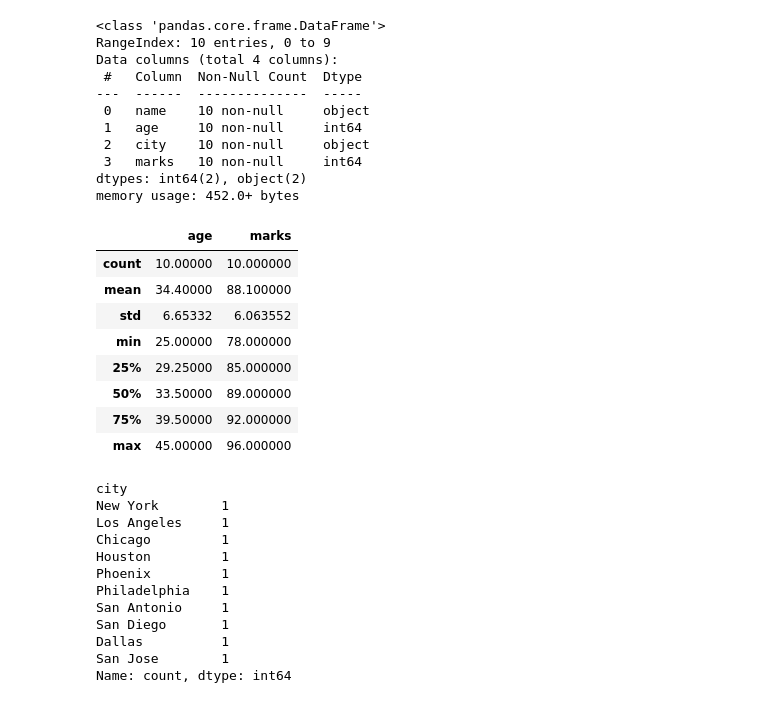
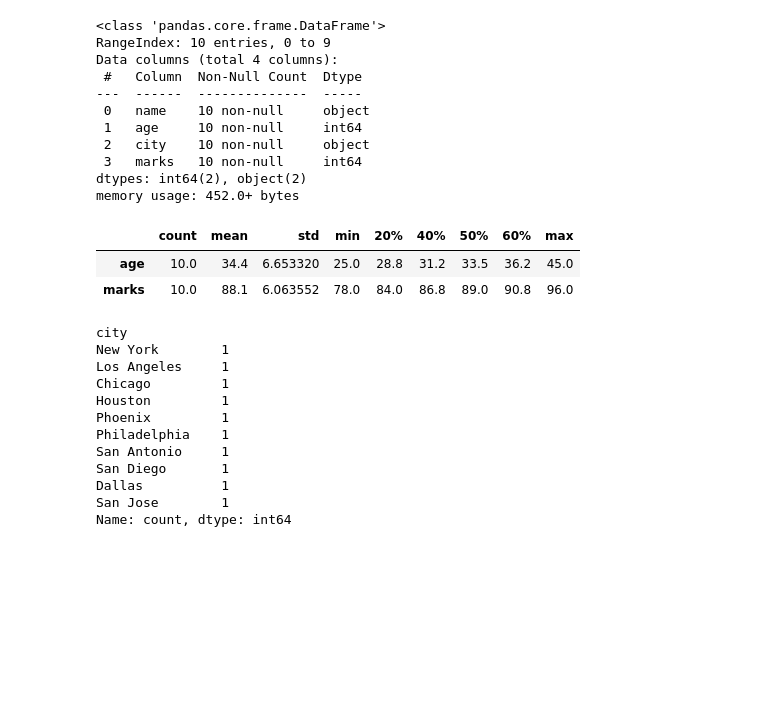
Before and after one commit to 23f2005522/MLP, a Jupyter notebook: LiveSession_2025_May_Term/week1/MLP_liveSession_Week1.ipynb, the cells around one changed output. Saved outputs shown, nothing was run; the diff lists cells and outputs as text; code cells hidden in the pictures; blank space fills up the shorter version.

```diff
--- a/LiveSession_2025_May_Term/week1/MLP_liveSession_Week1.ipynb
+++ b/LiveSession_2025_May_Term/week1/MLP_liveSession_Week1.ipynb
@@ -861,17 +1051,11 @@ Data columns (total 4 columns):
 dtypes: int64(2), object(2)
 memory usage: 452.0+ bytes
 # %%
-student_df.describe()
+student_df.describe(percentiles=[0.20, 0.40, 0.60]).T
 # %% [output]
-|  | age | marks |
-| count | 10.00000 | 10.000000 |
-| mean | 34.40000 | 88.100000 |
-| std | 6.65332 | 6.063552 |
-| min | 25.00000 | 78.000000 |
-| 25% | 29.25000 | 85.000000 |
-| 50% | 33.50000 | 89.000000 |
-| 75% | 39.50000 | 92.000000 |
-| max | 45.00000 | 96.000000 |
+|  | count | mean | std | min | 20% | 40% | 50% | 60% | max |
+| age | 10.0 | 34.4 | 6.653320 | 25.0 | 28.8 | 31.2 | 33.5 | 36.2 | 45.0 |
+| marks | 10.0 | 88.1 | 6.063552 | 78.0 | 84.0 | 86.8 | 89.0 | 90.8 | 96.0 |
 # %%
 student_df["city"].value_counts()
 # %% [output]
```
Also changed, not shown: parts of 52 cells of this notebook, 13 other files.
